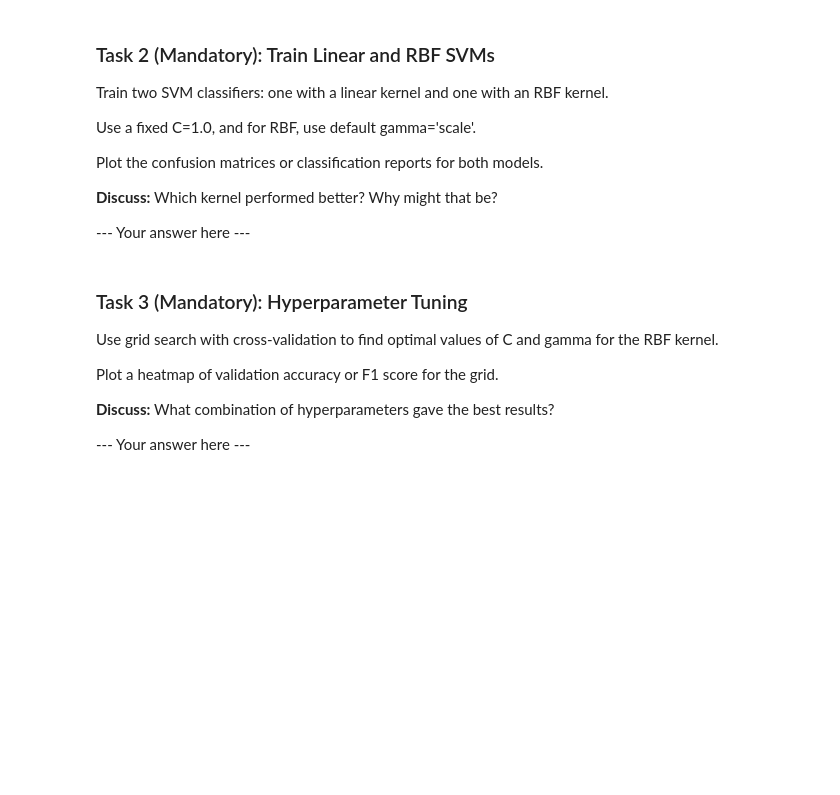
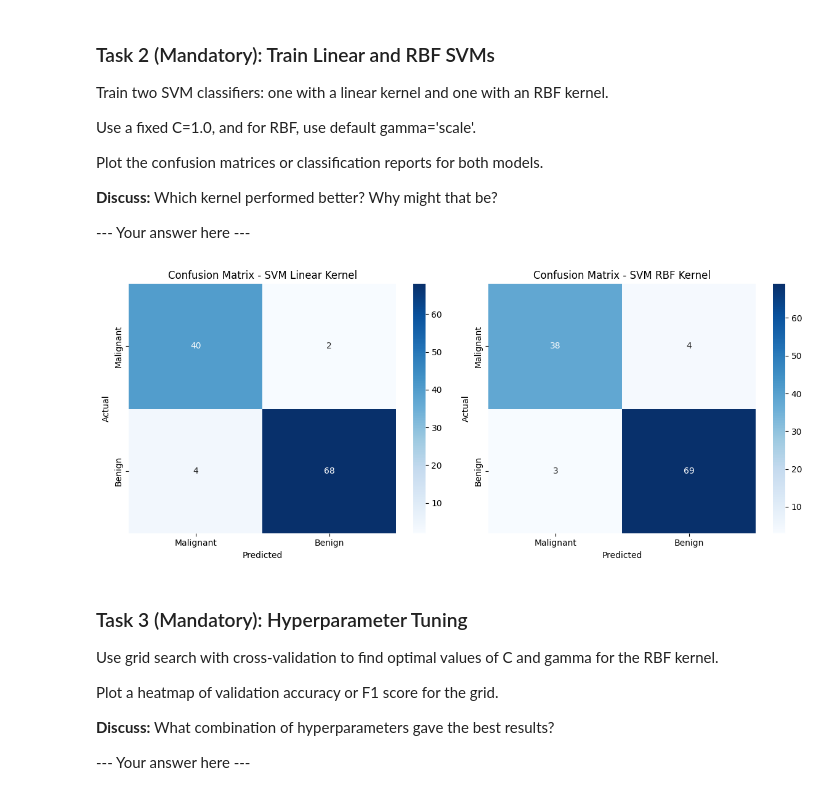
Before and after one commit to animittt/machine-learning-assignments, a Jupyter notebook: Assignment3-2025/am225pt_A3.ipynb, the cells around one changed output. Saved outputs shown, nothing was run; the diff lists cells and outputs as text; code cells hidden in the pictures; blank space fills up the shorter version.

```diff
--- a/Assignment3-2025/am225pt_A3.ipynb
+++ b/Assignment3-2025/am225pt_A3.ipynb
@@ -384,3 +421,35 @@ Plot the confusion matrices or classification reports for both models.
+# %%
+#--- Write your code here ---#
+# Train two SVM classifiers: one with a linear kernel and one with an RBF kernel. Use a fixed C=1.0, and for RBF, use default gamma='scale'.
+from sklearn.svm import SVC
+from sklearn.metrics import confusion_matrix, classification_report
+
+svm_linear = SVC(kernel='linear', C=1.0, random_state=42)
+svm_rbf = SVC(kernel='rbf', C = 1.0, gamma='scale', random_state=42)
+svm_linear.fit(X_cancer_train, y_cancer_train)
+svm_rbf.fit(X_cancer_train, y_cancer_train)
+# Plot the confusion matrices or classification reports for both models.
+
+y_pred_linear = svm_linear.predict(X_cancer_test)
+y_pred_rbf = svm_rbf.predict(X_cancer_test)
+cm_linear = confusion_matrix(y_cancer_test, y_pred_linear)
+cm_rbf = confusion_matrix(y_cancer_test, y_pred_rbf)
+import seaborn as sns
+plt.figure(figsize=(12, 5))
+plt.subplot(1, 2, 1)
+sns.heatmap(cm_linear, annot=True, fmt='d', cmap='Blues', xticklabels=['Malignant', 'Benign'], yticklabels=['Malignant', 'Benign'])
+plt.title('Confusion Matrix - SVM Linear Kernel')
+plt.xlabel('Predicted')
+plt.ylabel('Actual')
+plt.subplot(1, 2, 2)
+sns.heatmap(cm_rbf, annot=True, fmt='d', cmap='Blues', xticklabels=['Malignant', 'Benign'], yticklabels=['Malignant', 'Benign'])
+plt.title('Confusion Matrix - SVM RBF Kernel')
+plt.xlabel('Predicted')
+plt.ylabel('Actual')
+plt.tight_layout()
+plt.show()
+# %% [output]
+[figure, added]
 # %% [markdown]
 ### Task 3 (Mandatory): Hyperparameter Tuning
 
```
Also changed, not shown: parts of 10 cells of this notebook.
